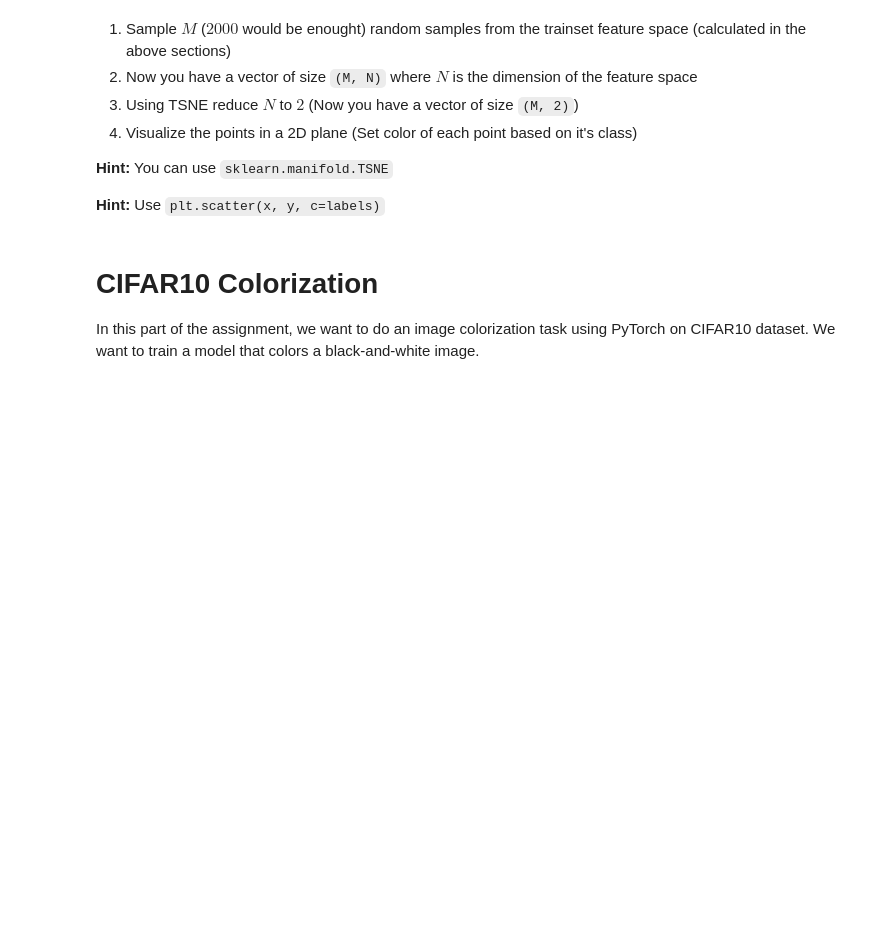
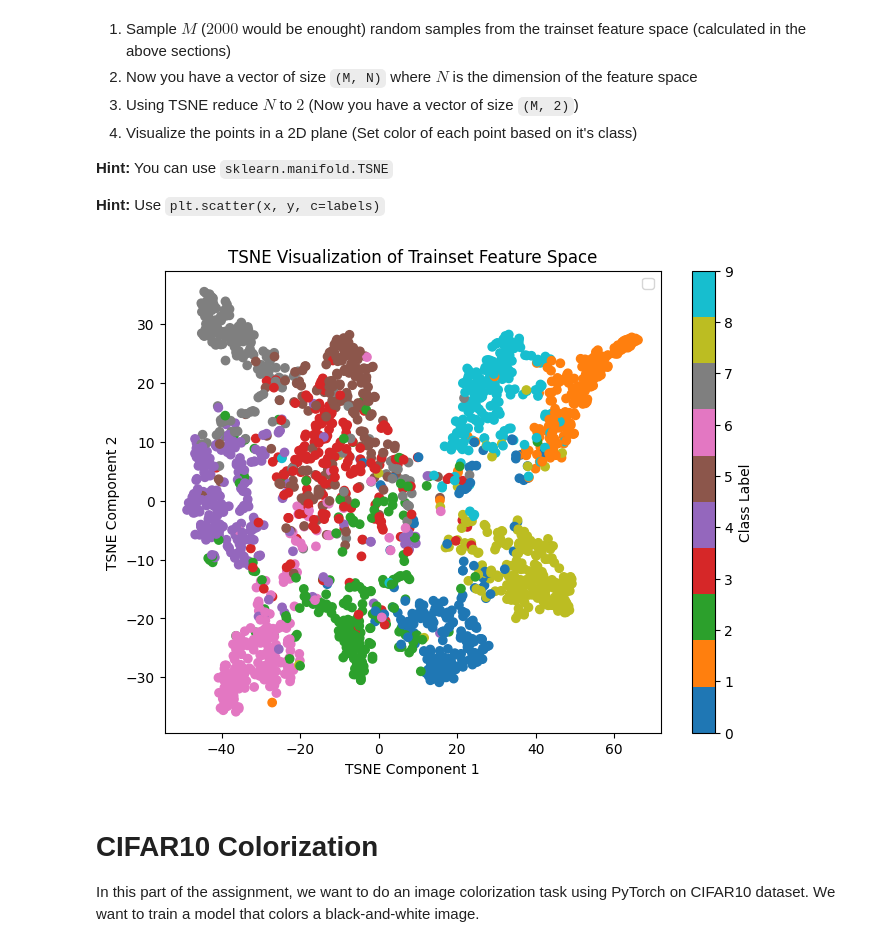
Before and after one commit to sehbeygi79/CIFAR10-Classification-Colorization, a Jupyter notebook: CIFAR10_Classification_And_Colorization.ipynb, the cells around one changed output. Drawn from its saved outputs; the diff is of its cells as text; code cells hidden in the pictures; blank space fills up the shorter version.

Commit message:
tsne in latent space implemented

```diff
--- a/CIFAR10_Classification_And_Colorization.ipynb
+++ b/CIFAR10_Classification_And_Colorization.ipynb
@@ -838,3 +836,24 @@ for i, emb in enumerate(correctly_classified_embeddings):
+# %%
+from sklearn.manifold import TSNE
+
+M = 2000
+random_indices = torch.randperm(len(trainset_feature_space))[:M]
+random_samples = trainset_feature_space[random_indices]
+
+tsne = TSNE(n_components=2, random_state=42)
+tsne_features = tsne.fit_transform(random_samples.detach().cpu().numpy())
+labels = [initial_trainset[idx][1] for idx in random_indices]
+
+plt.figure(figsize=(8, 6))
+plt.scatter(tsne_features[:, 0], tsne_features[:, 1], c=labels, cmap='tab10')
+plt.title('TSNE Visualization of Trainset Feature Space')
+plt.xlabel('TSNE Component 1')
+plt.ylabel('TSNE Component 2')
+plt.colorbar(label='Class Label')
+plt.legend()
+plt.show()
+# %% [output]
+[figure, added]
 # %% [markdown]
 # CIFAR10 Colorization
 
```
Also changed, not shown: parts of 10 cells of this notebook.
